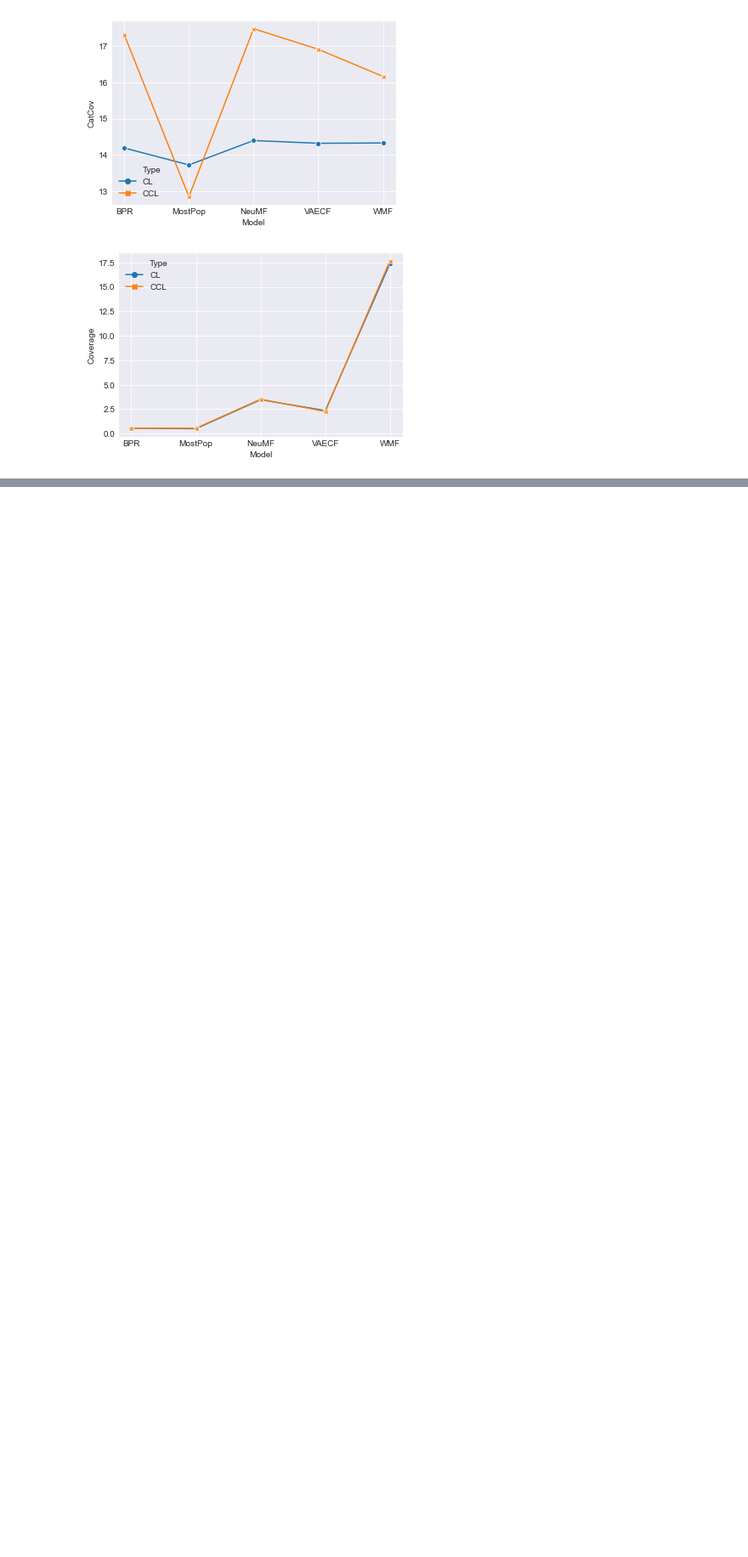
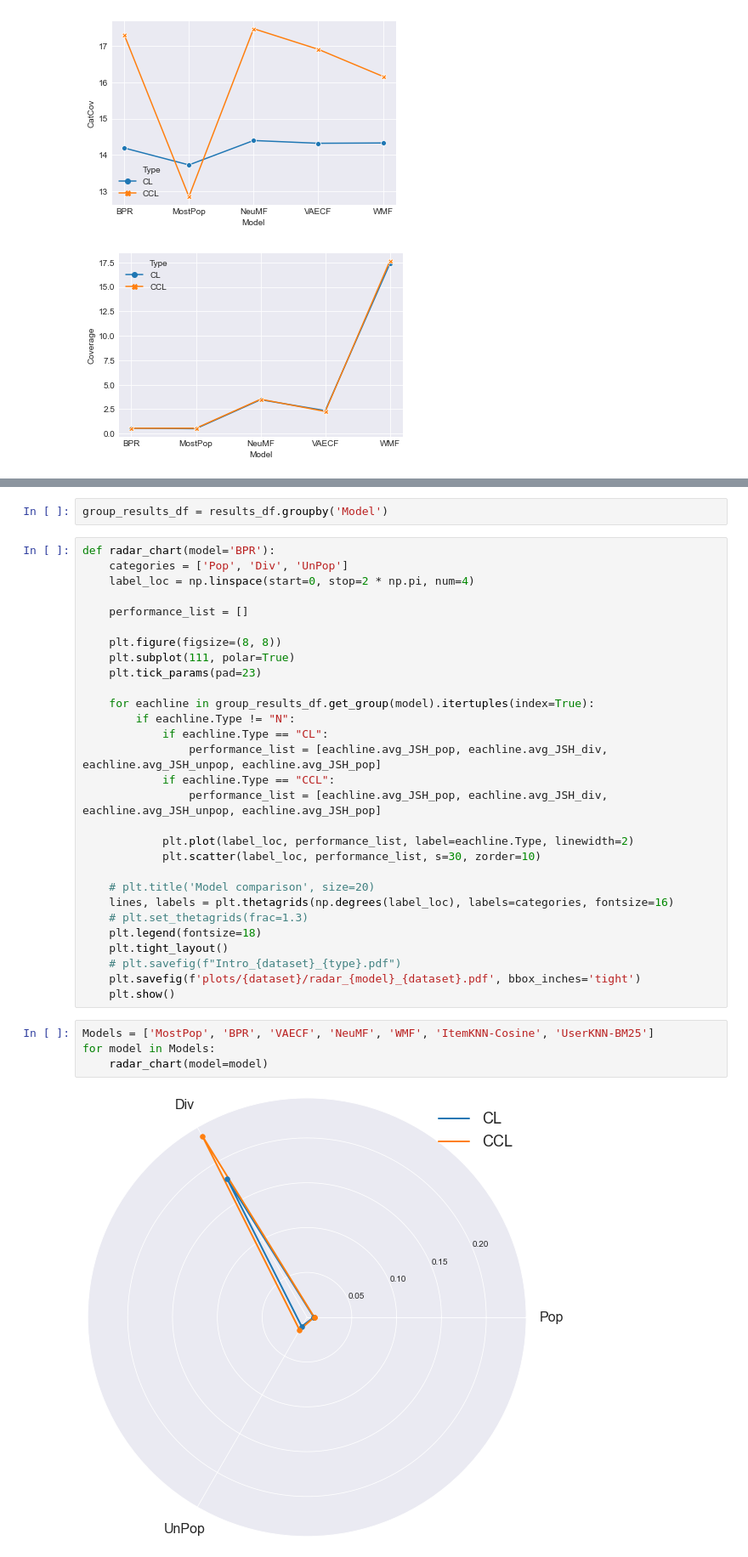
Before and after one commit to rahmanidashti/CalibrationFair, a Jupyter notebook: plots_results.ipynb, the cells around one changed output, grey strips where cells are left out. Shown at 85% size. Saved outputs shown, nothing was run; the diff lists cells and outputs as text; blank space fills up the shorter version.

Commit message:
Updating radar charts

```diff
--- a/plots_results.ipynb
+++ b/plots_results.ipynb
@@ -139,0 +142,37 @@ for metric in metrics:
+# %%
+group_results_df = results_df.groupby('Model')
+# %%
+def radar_chart(model='BPR'):
+    categories = ['Pop', 'Div', 'UnPop']
+    label_loc = np.linspace(start=0, stop=2 * np.pi, num=4)
+
+    performance_list = []
+
+    plt.figure(figsize=(8, 8))
+    plt.subplot(111, polar=True)
+    plt.tick_params(pad=23)
+
+    for eachline in group_results_df.get_group(model).itertuples(index=True):
+        if eachline.Type != "N":
+            if eachline.Type == "CL":
+                performance_list = [eachline.avg_JSH_pop, eachline.avg_JSH_div, eachline.avg_JSH_unpop, eachline.avg_JSH_pop]
+            if eachline.Type == "CCL":
+                performance_list = [eachline.avg_JSH_pop, eachline.avg_JSH_div, eachline.avg_JSH_unpop, eachline.avg_JSH_pop]
+
+            plt.plot(label_loc, performance_list, label=eachline.Type, linewidth=2)
+            plt.scatter(label_loc, performance_list, s=30, zorder=10)
+
+    # plt.title('Model comparison', size=20)
+    lines, labels = plt.thetagrids(np.degrees(label_loc), labels=categories, fontsize=16)
+    # plt.set_thetagrids(frac=1.3)
+    plt.legend(fontsize=18)
+    plt.tight_layout()
+    # plt.savefig(f"Intro_{dataset}_{type}.pdf")
+    plt.savefig(f'plots/{dataset}/radar_{model}_{dataset}.pdf', bbox_inches='tight')
+    plt.show()
+# %%
+Models = ['MostPop', 'BPR', 'VAECF', 'NeuMF', 'WMF', 'ItemKNN-Cosine', 'UserKNN-BM25']
+for model in Models:
+    radar_chart(model=model)
+# %% [output]
+[figure, added]
```
Also changed, not shown: parts of 2 cells of this notebook, 8 other files.
